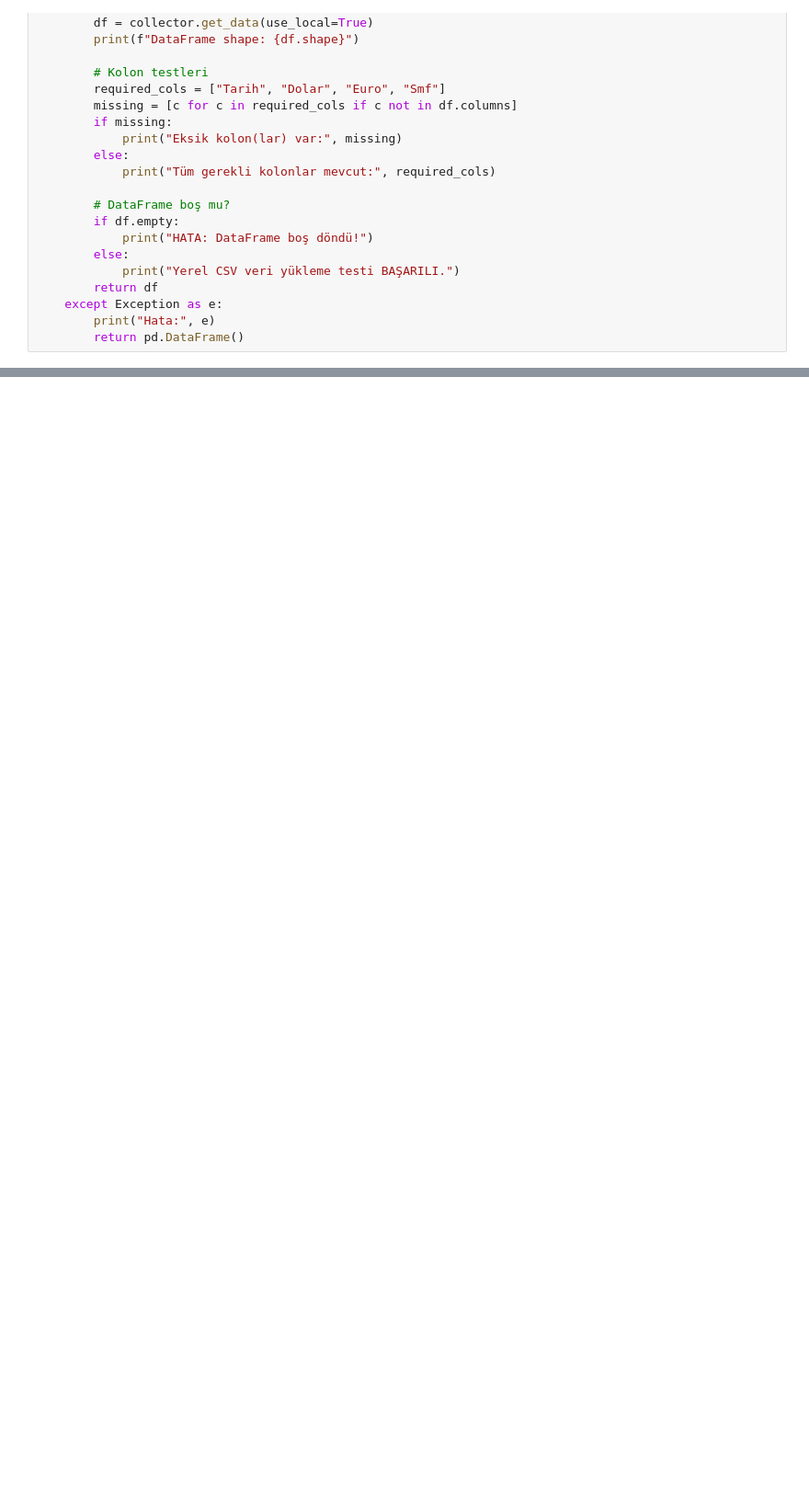
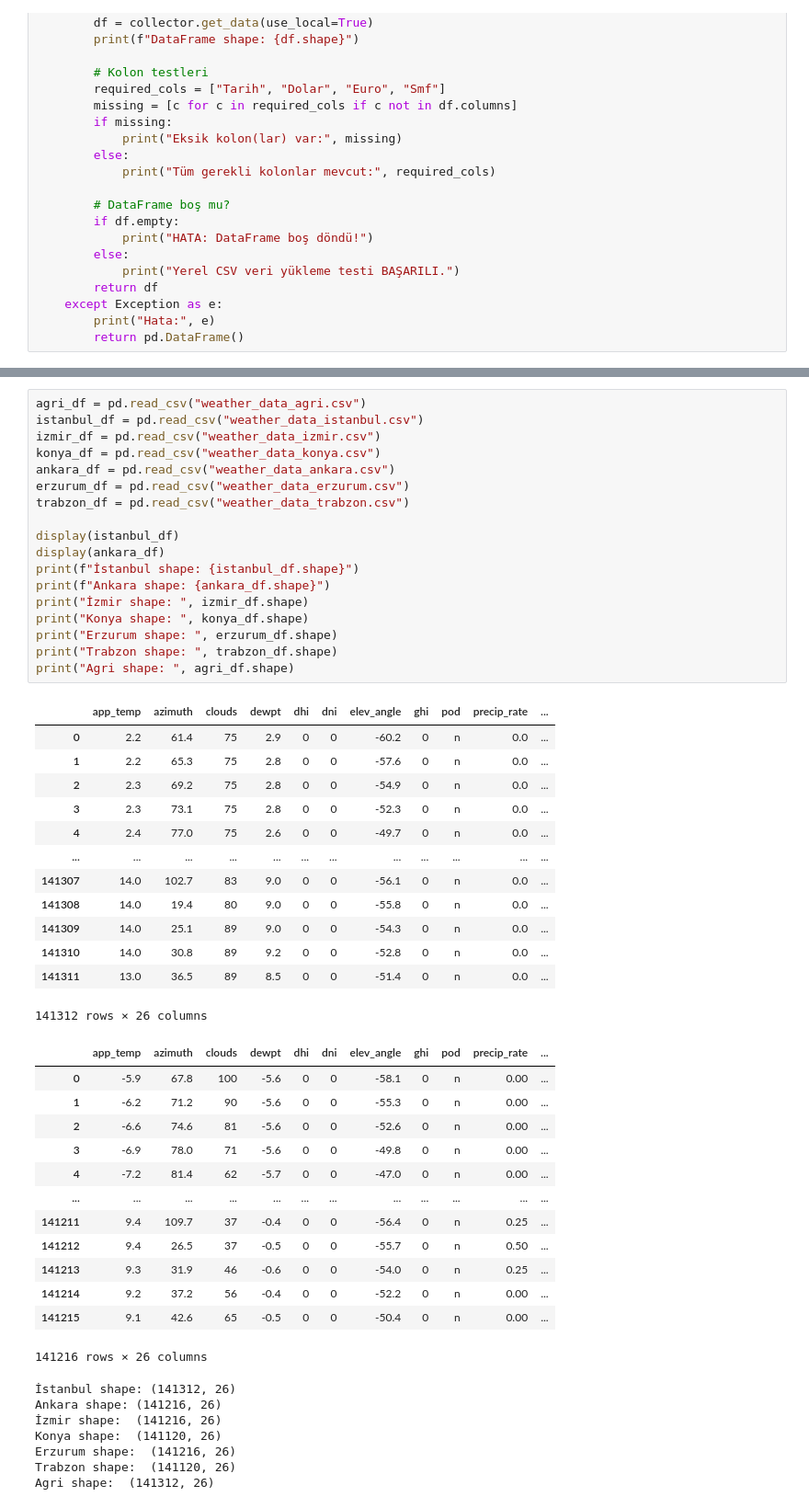
Before and after one commit to zahidesad/learning-from-data-kilowizards, a Jupyter notebook: notebooks/01_data_collection.ipynb, the cells around one changed output, grey strips where cells are left out. Shown at 92% size. Saved outputs shown, nothing was run; the diff lists cells and outputs as text; blank space fills up the shorter version.

Commit message:
Data Collection Notebook Adjusted

```diff
--- a/notebooks/01_data_collection.ipynb
+++ b/notebooks/01_data_collection.ipynb
@@ -107,0 +51,52 @@ Fetching data from 2020-11-11 to 2020-12-11...
+# %%
+agri_df = pd.read_csv("weather_data_agri.csv")
+istanbul_df = pd.read_csv("weather_data_istanbul.csv")
+izmir_df = pd.read_csv("weather_data_izmir.csv")
+konya_df = pd.read_csv("weather_data_konya.csv")
+ankara_df = pd.read_csv("weather_data_ankara.csv")
+erzurum_df = pd.read_csv("weather_data_erzurum.csv")
+trabzon_df = pd.read_csv("weather_data_trabzon.csv")
+
+display(istanbul_df)
+display(ankara_df)
+print(f"İstanbul shape: {istanbul_df.shape}")
+print(f"Ankara shape: {ankara_df.shape}")
+print("İzmir shape: ", izmir_df.shape)
+print("Konya shape: ", konya_df.shape)
+print("Erzurum shape: ", erzurum_df.shape)
+print("Trabzon shape: ", trabzon_df.shape)
+print("Agri shape: ", agri_df.shape)
+# %% [output]
+|  | app_temp | azimuth | clouds | dewpt | dhi | dni | elev_angle | ghi | pod | precip_rate | ... |
+| 0 | 2.2 | 61.4 | 75 | 2.9 | 0 | 0 | -60.2 | 0 | n | 0.0 | ... |
+| 1 | 2.2 | 65.3 | 75 | 2.8 | 0 | 0 | -57.6 | 0 | n | 0.0 | ... |
+| 2 | 2.3 | 69.2 | 75 | 2.8 | 0 | 0 | -54.9 | 0 | n | 0.0 | ... |
+| 3 | 2.3 | 73.1 | 75 | 2.8 | 0 | 0 | -52.3 | 0 | n | 0.0 | ... |
+| 4 | 2.4 | 77.0 | 75 | 2.6 | 0 | 0 | -49.7 | 0 | n | 0.0 | ... |
+| ... | ... | ... | ... | ... | ... | ... | ... | ... | ... | ... | ... |
+| 141307 | 14.0 | 102.7 | 83 | 9.0 | 0 | 0 | -56.1 | 0 | n | 0.0 | ... |
+| 141308 | 14.0 | 19.4 | 80 | 9.0 | 0 | 0 | -55.8 | 0 | n | 0.0 | ... |
+| 141309 | 14.0 | 25.1 | 89 | 9.0 | 0 | 0 | -54.3 | 0 | n | 0.0 | ... |
+| 141310 | 14.0 | 30.8 | 89 | 9.2 | 0 | 0 | -52.8 | 0 | n | 0.0 | ... |
+| 141311 | 13.0 | 36.5 | 89 | 8.5 | 0 | 0 | -51.4 | 0 | n | 0.0 | ... |
+141312 rows × 26 columns
+|  | app_temp | azimuth | clouds | dewpt | dhi | dni | elev_angle | ghi | pod | precip_rate | ... |
+| 0 | -5.9 | 67.8 | 100 | -5.6 | 0 | 0 | -58.1 | 0 | n | 0.00 | ... |
+| 1 | -6.2 | 71.2 | 90 | -5.6 | 0 | 0 | -55.3 | 0 | n | 0.00 | ... |
+| 2 | -6.6 | 74.6 | 81 | -5.6 | 0 | 0 | -52.6 | 0 | n | 0.00 | ... |
+| 3 | -6.9 | 78.0 | 71 | -5.6 | 0 | 0 | -49.8 | 0 | n | 0.00 | ... |
+| 4 | -7.2 | 81.4 | 62 | -5.7 | 0 | 0 | -47.0 | 0 | n | 0.00 | ... |
+| ... | ... | ... | ... | ... | ... | ... | ... | ... | ... | ... | ... |
+| 141211 | 9.4 | 109.7 | 37 | -0.4 | 0 | 0 | -56.4 | 0 | n | 0.25 | ... |
+| 141212 | 9.4 | 26.5 | 37 | -0.5 | 0 | 0 | -55.7 | 0 | n | 0.50 | ... |
+| 141213 | 9.3 | 31.9 | 46 | -0.6 | 0 | 0 | -54.0 | 0 | n | 0.25 | ... |
+| 141214 | 9.2 | 37.2 | 56 | -0.4 | 0 | 0 | -52.2 | 0 | n | 0.00 | ... |
+| 141215 | 9.1 | 42.6 | 65 | -0.5 | 0 | 0 | -50.4 | 0 | n | 0.00 | ... |
+141216 rows × 26 columns
+İstanbul shape: (141312, 26)
+Ankara shape: (141216, 26)
+İzmir shape:  (141216, 26)
+Konya shape:  (141120, 26)
+Erzurum shape:  (141216, 26)
+Trabzon shape:  (141120, 26)
+Agri shape:  (141312, 26)
```
Also changed, not shown: parts of 9 cells of this notebook, 1 other file.
